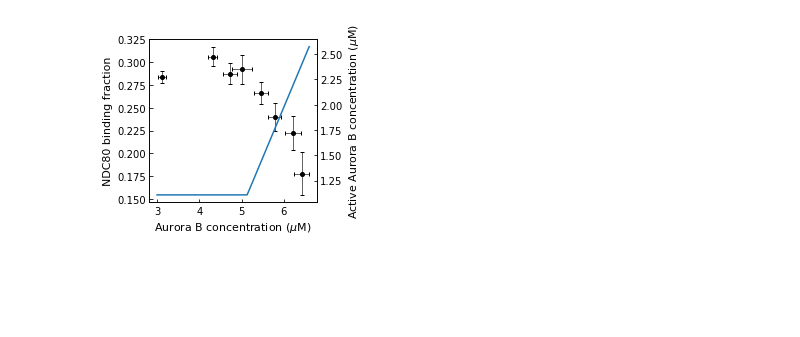
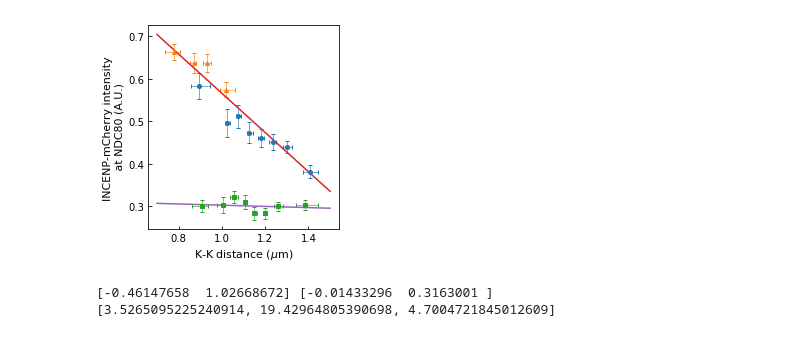
Before and after one commit to elifesciences-publications/AuroraConcentrationAnalysis, a Jupyter notebook: PlotAnalysisResult.ipynb, the cells around one changed output. Saved outputs shown, nothing was run; the diff lists cells and outputs as text; code cells hidden in the pictures; blank space fills up the shorter version.

```diff
--- a/PlotAnalysisResult.ipynb
+++ b/PlotAnalysisResult.ipynb
@@ -248,22 +151,0 @@ plt.tight_layout()
-# %%
-#Active Aurora B concentration vs Aurora concentration
-
-alpha,beta = fit.params
-C = 3.12
-
-fig, ax1 = plt.subplots(figsize=(3,3))
-ax2 = ax1.twinx()
-
-activeAur = activeAur_vs_Aur_model(xx,alpha,C)
-
-ax1.errorbar(meanX*AuroraPeakConc,meanY,
-             xerr=semX*AuroraPeakConc,yerr=semY,fmt='o',color='k',capsize=2,mec=None,ms=ms,elinewidth=ew)
-ax2.plot(xx,activeAur)
-
-ax1.set_xlabel('Aurora B concentration ($\mu$M)',fontsize=fs)
-ax1.set_ylabel('NDC80 binding fraction',fontsize=fs)
-ax2.set_ylabel('Active Aurora B concentration ($\mu$M)',fontsize=fs)
-ax1.tick_params(direction='in')
-ax2.tick_params(direction='in')
-# %% [output]
-[figure, removed]
@@ -276,0 +152,52 @@ ax[0]
+# %%
+# Plot only intensity at KT, because that's meaningful. Add linear model
+fig = plt.figure(figsize=(3.6,3.6))
+
+fmts = ['o','^','s']
+grps = ['DMSO','Taxol','5ITu']
+fs = 11
+ms=4
+ew = 0.6
+for j,df_res in enumerate(df_res_list):
+    plt.errorbar(df_res['kkdist_q2']*pixsize,df_res['avgnormint560'],
+                 xerr=np.array([df_res['kkdist_q2']-df_res['kkdist_q1'],df_res['kkdist_q3']-df_res['kkdist_q2']])*pixsize,
+                 yerr=df_res['semnormint560'],fmt=fmts[j],capsize=2,mec=None,ms=ms,elinewidth=ew,label=grps[j])
+
+#fit linear model
+linmodel = lambda x,a,b:a*x+b
+#taxol + DMSO
+popt1,pconv1 = sp.optimize.curve_fit(linmodel,
+                      np.concatenate([df_res_list[0]['kkdist_q2'].values,df_res_list[1]['kkdist_q2'].values])*pixsize,
+                      np.concatenate([df_res_list[0]['avgnormint560'],df_res_list[1]['avgnormint560']]),
+                     sigma=np.concatenate([df_res_list[0]['semnormint560'],df_res_list[1]['semnormint560']]))
+#5ITu
+popt2,pconv2 = sp.optimize.curve_fit(linmodel,df_res_list[2]['kkdist_q2'].values*pixsize,
+                                     df_res_list[2]['avgnormint560'],sigma=df_res_list[2]['semnormint560'])
+
+#only DMSO
+popt3,pconv3 = sp.optimize.curve_fit(linmodel,df_res_list[0]['kkdist_q2'].values*pixsize,
+                      df_res_list[0]['avgnormint560'],sigma=df_res_list[0]['semnormint560'])
+
+
+xx = np.linspace(0.7,1.5,num=50)
+plt.plot(xx,linmodel(xx,*popt1),label='Fit DMSO+Taxol')
+plt.plot(xx,linmodel(xx,*popt2),label='Fit 5ITu')
+
+plt.ylabel('INCENP-mCherry intensity\n at NDC80 (A.U.)',fontsize=fs)
+plt.xlabel('K-K distance ($\mu$m)',fontsize=fs)
+#plt.legend(fontsize=fs,loc='center left')
+
+ax = plt.gca()
+ax.tick_params(direction='in')
+
+plt.tight_layout()
+
+fig.savefig('INCENP-mCherry intensity vs KKDistance.pdf',facecolor=None,edgecolor=None)
+# %% [output]
+[figure, added]
+# %%
+print(popt1,popt2)
+print(fit.params)
+# %% [output]
+[-0.46147658  1.02668672] [-0.01433296  0.3163001 ]
+[3.5265095225240914, 19.42964805390698, 4.7004721845012609]
```
Also changed, not shown: parts of 15 cells of this notebook, 3 other files.
